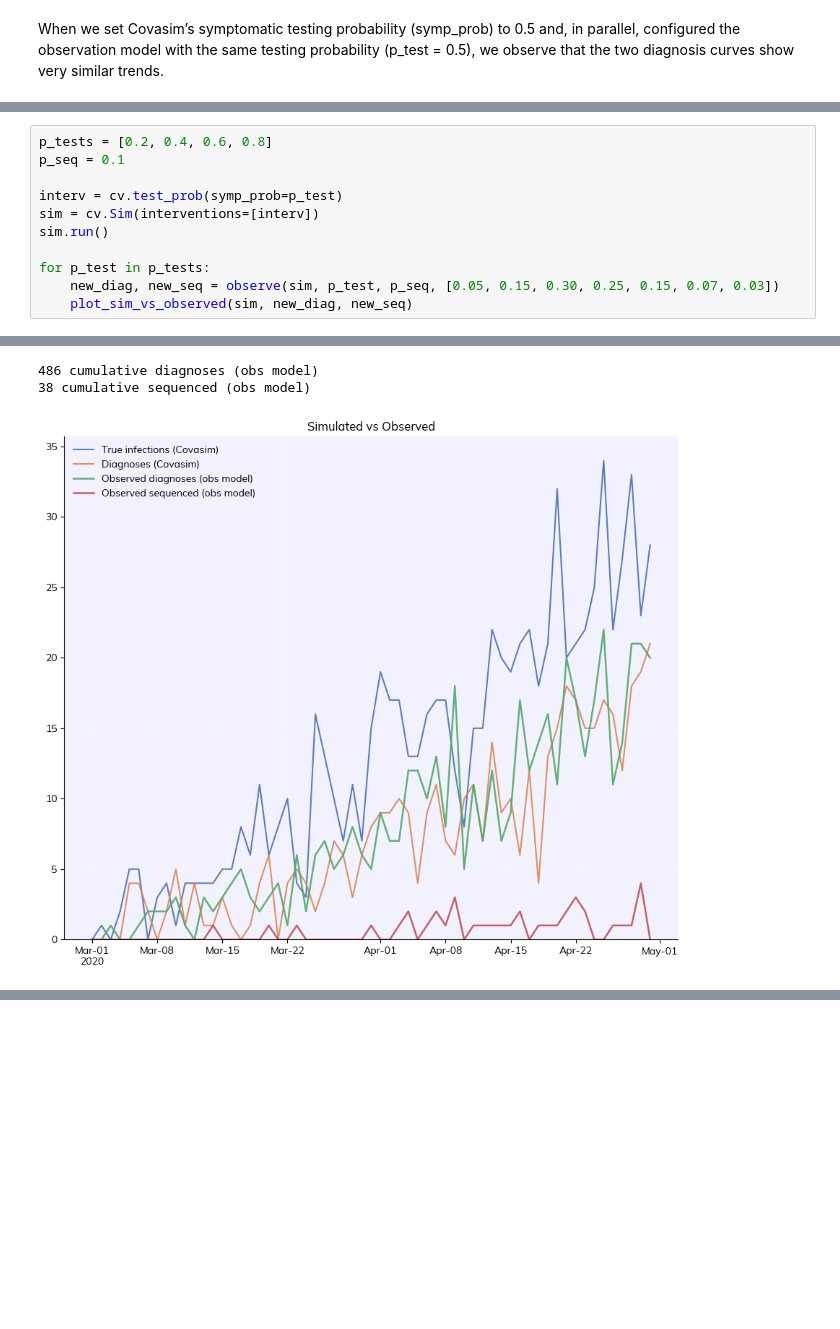
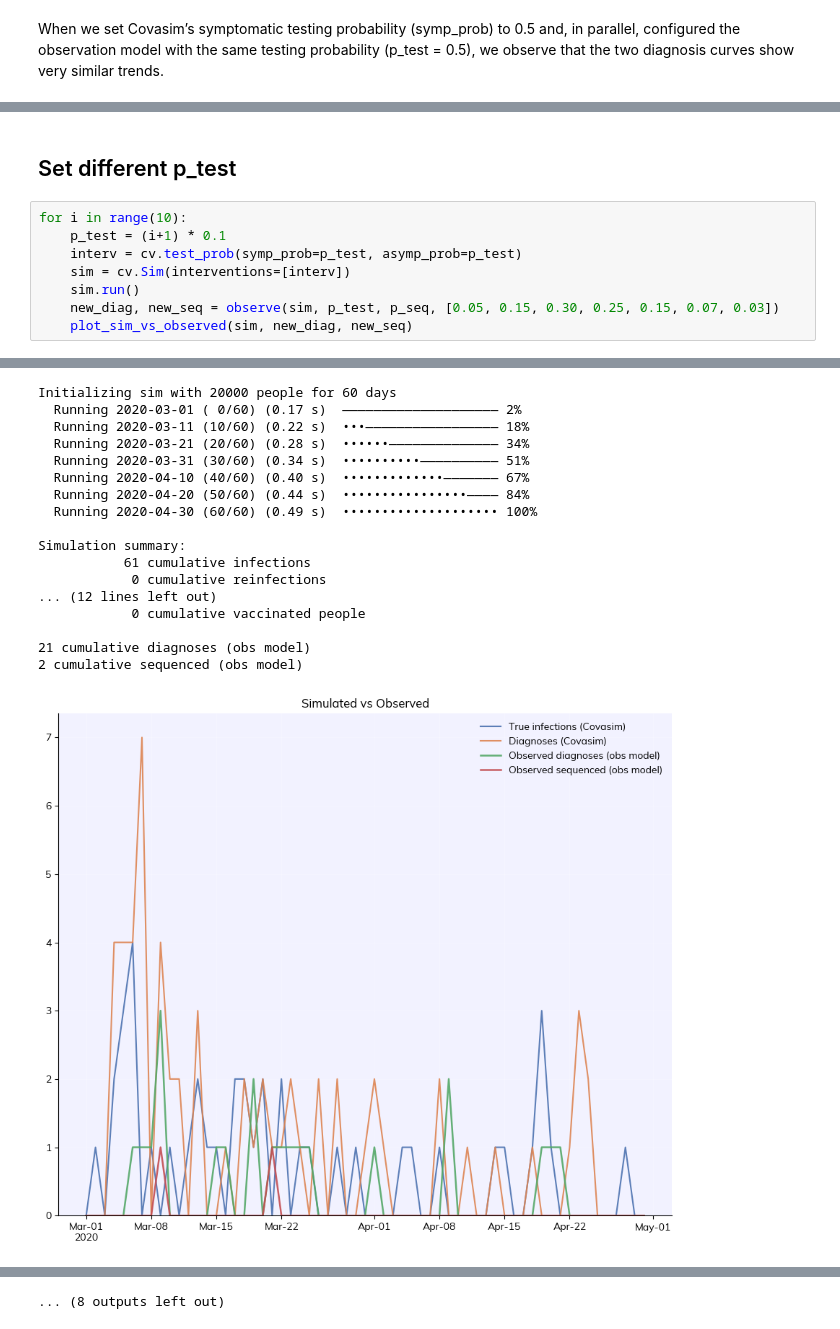
Before and after one commit to kimgeo/jhk_covasim4wastewater, a Jupyter notebook: weekly_reports/W4_obs_model.ipynb, the cells around one changed output, grey strips where cells are left out. Drawn from its saved outputs; the diff is of its cells as text; blank space fills up the shorter version.

```diff
--- a/weekly_reports/W4_obs_model.ipynb
+++ b/weekly_reports/W4_obs_model.ipynb
@@ -124,15 +126,14 @@ Simulation summary:
 736 cumulative diagnoses (obs model)
 76 cumulative sequenced (obs model)
 [figure]
+# %% [markdown]
+## Set different p_test
 # %%
-p_tests = [0.2, 0.4, 0.6, 0.8]
-p_seq = 0.1
-
-interv = cv.test_prob(symp_prob=p_test)
-sim = cv.Sim(interventions=[interv])
-sim.run()
-
-for p_test in p_tests:
+for i in range(10):
+    p_test = (i+1) * 0.1
+    interv = cv.test_prob(symp_prob=p_test, asymp_prob=p_test)
+    sim = cv.Sim(interventions=[interv])
+    sim.run()
     new_diag, new_seq = observe(sim, p_test, p_seq, [0.05, 0.15, 0.30, 0.25, 0.15, 0.07, 0.03])
     plot_sim_vs_observed(sim, new_diag, new_seq)
 # %% [output]
@@ -163,3 +194,18 @@ Simulation summary:
-486 cumulative diagnoses (obs model)
-38 cumulative sequenced (obs model)
+Initializing sim with 20000 people for 60 days
+  Running 2020-03-01 ( 0/60) (0.17 s)  ———————————————————— 2%
+  Running 2020-03-11 (10/60) (0.22 s)  •••————————————————— 18%
+  Running 2020-03-21 (20/60) (0.28 s)  ••••••—————————————— 34%
+  Running 2020-03-31 (30/60) (0.34 s)  ••••••••••—————————— 51%
+  Running 2020-04-10 (40/60) (0.40 s)  •••••••••••••——————— 67%
+  Running 2020-04-20 (50/60) (0.44 s)  ••••••••••••••••———— 84%
+  Running 2020-04-30 (60/60) (0.49 s)  •••••••••••••••••••• 100%
+
+Simulation summary:
+           61 cumulative infections
+            0 cumulative reinfections
+... (12 lines left out)
+            0 cumulative vaccinated people
+
+21 cumulative diagnoses (obs model)
+2 cumulative sequenced (obs model)
-[figure, old version]
+[figure, new version]
@@ -165,0 +248 @@ Simulation summary:
+... (8 outputs left out)
```
Also changed, not shown: parts of 3 cells of this notebook, 1 other file.
